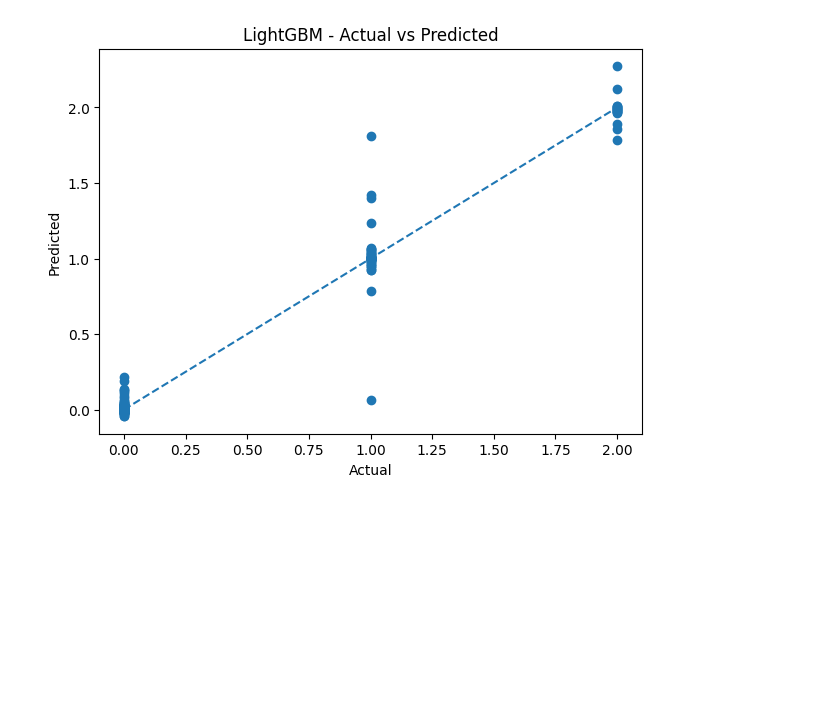
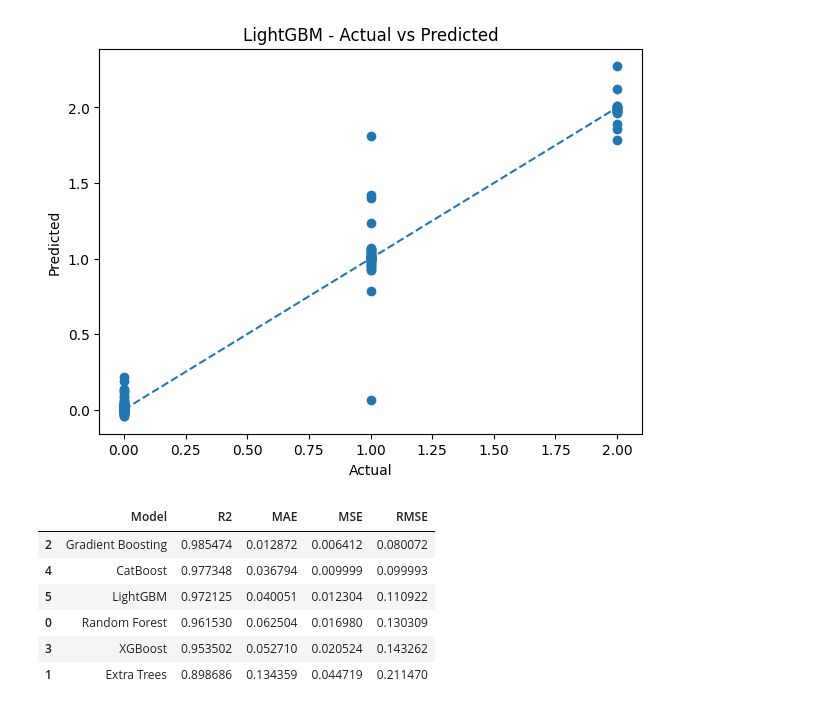
Before and after one commit to samifahim07/FitCoach-AI-Personal-Workout-Intelligence-System, a Jupyter notebook: fitcoach_ai(regression).ipynb, the cells around one changed output. Saved outputs shown, nothing was run; the diff lists cells and outputs as text; code cells hidden in the pictures; blank space fills up the shorter version.

Commit message:
Add results summary table for model performance metrics

```diff
--- a/fitcoach_ai(regression).ipynb
+++ b/fitcoach_ai(regression).ipynb
@@ -647,3 +647,65 @@ MAE : 0.04005074673038763
 MSE : 0.012303785562807612
 RMSE : 0.11092243038631823
 [figure]
+# %%
+results = {
+    'Model': [
+        'Random Forest',
+        'Extra Trees',
+        'Gradient Boosting',
+        'XGBoost',
+        'CatBoost',
+        'LightGBM'
+    ],
+
+    'R2': [
+        r2_rf,
+        r2_et,
+        r2_gb,
+        r2_xgb,
+        r2_cat,
+        r2_lgbm
+    ],
+
+    'MAE': [
+        mae_rf,
+        mae_et,
+        mae_gb,
+        mae_xgb,
+        mae_cat,
+        mae_lgbm
+    ],
+
+    'MSE': [
+        mse_rf,
+        mse_et,
+        mse_gb,
+        mse_xgb,
+        mse_cat,
+        mse_lgbm
+    ],
+
+    'RMSE': [
+        rmse_rf,
+        rmse_et,
+        rmse_gb,
+        rmse_xgb,
+        rmse_cat,
+        rmse_lgbm
+    ]
+}
+
+results_df = pd.DataFrame(results)
+
+results_df.sort_values(
+    by='R2',
+    ascending=False
+)
+# %% [output]
+|  | Model | R2 | MAE | MSE | RMSE |
+| 2 | Gradient Boosting | 0.985474 | 0.012872 | 0.006412 | 0.080072 |
+| 4 | CatBoost | 0.977348 | 0.036794 | 0.009999 | 0.099993 |
+| 5 | LightGBM | 0.972125 | 0.040051 | 0.012304 | 0.110922 |
+| 0 | Random Forest | 0.961530 | 0.062504 | 0.016980 | 0.130309 |
+| 3 | XGBoost | 0.953502 | 0.052710 | 0.020524 | 0.143262 |
+| 1 | Extra Trees | 0.898686 | 0.134359 | 0.044719 | 0.211470 |
```
